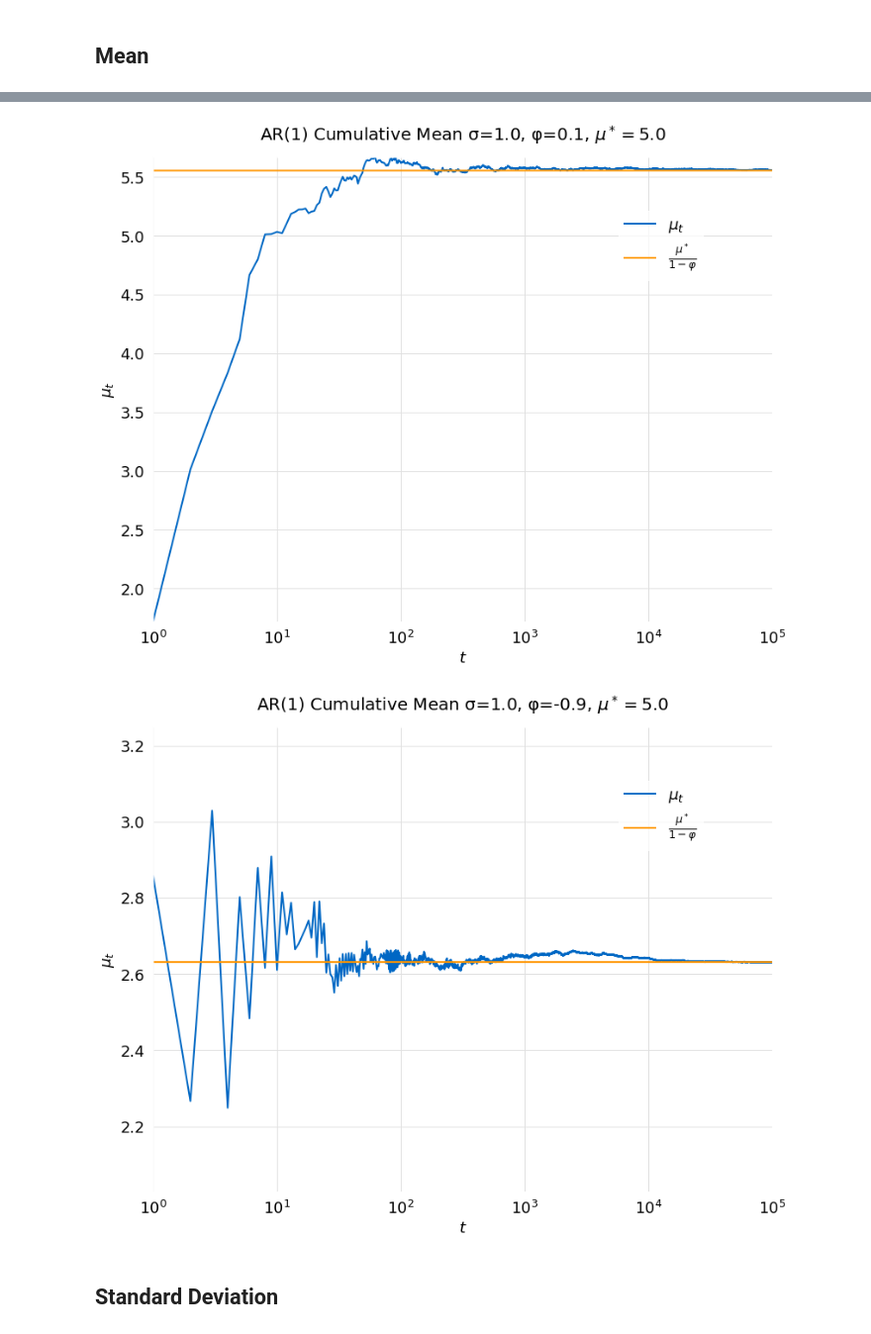
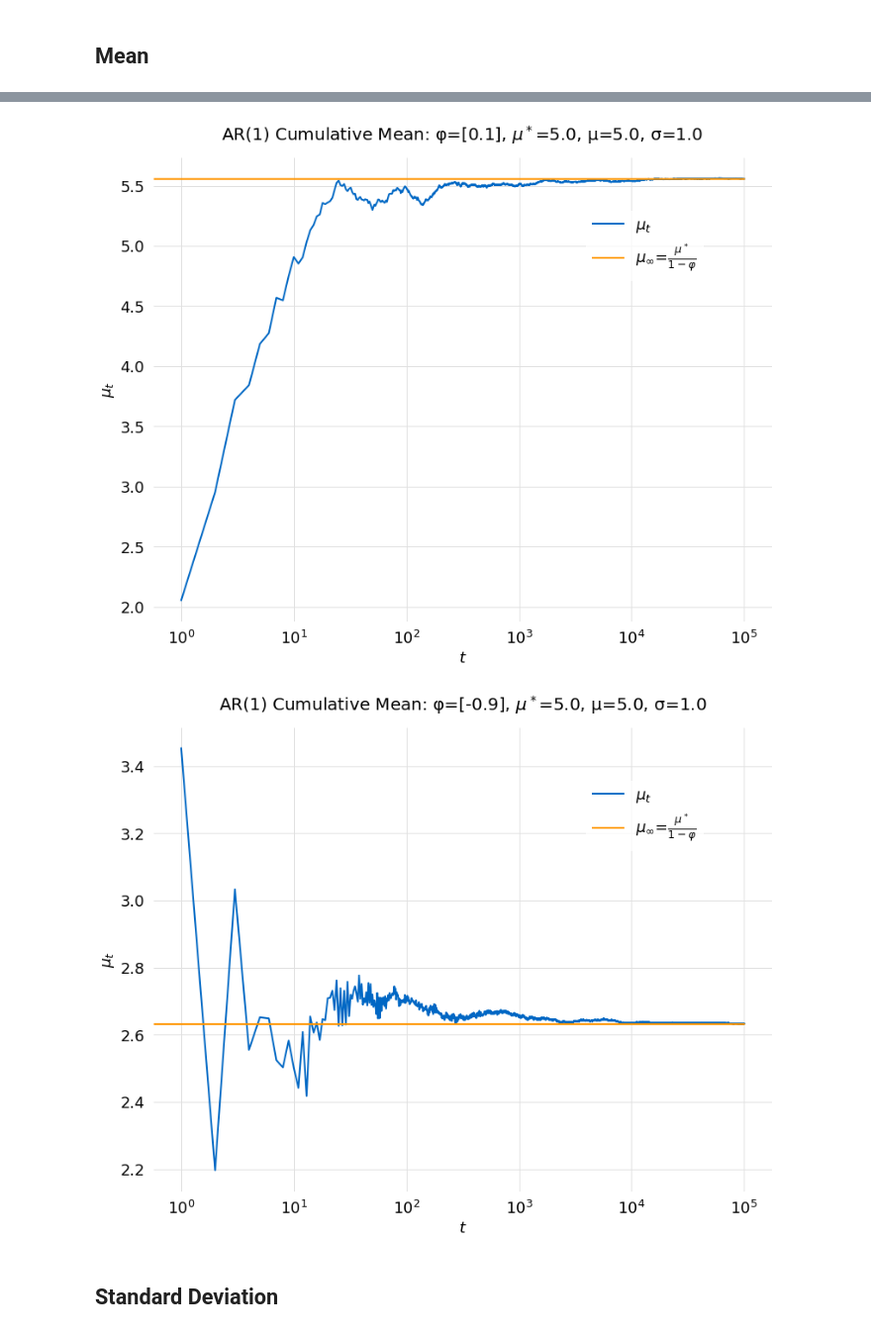
Before and after one commit to glyfish/alef, a Jupyter notebook: notebooks/random_processes/ar1_with_offset.ipynb, the cells around one changed output, grey strips where cells are left out. Shown at 99% size. Cells and saved outputs as stored; diff of their text form; code cells hidden in the pictures.

Commit message:
finished ar1 and ar1_offset norebooh migration

```diff
--- a/notebooks/random_processes/ar1_with_offset.ipynb
+++ b/notebooks/random_processes/ar1_with_offset.ipynb
@@ -56,25 +55,27 @@ pyplot.style.use(config.glyfish_style)
 σ = 1.0
 nsample = 1000
 
-def cumu_mean_plot(φ, σ, μ, nsample, title):
-    ar = DataSource.create_source_type(SourceType.AR_OFFSET, φ=[φ], μ=μ, σ=σ, xmax=nsample)
-    data = DataFunc.apply_func_type(ar, DataType.CUMU_MEAN)
-    cumulative(data, CumuPlotType.AR1_OFFSET_MEAN, title=title, title_offset=1.025, φ=φ, μ=μ)
+def cumu_mean_plot(φ, σ, μ, nsample):
+    ar = DataSource.create_source_type(SourceType.AR_OFFSET, φ=[φ], σ=σ, μ=μ, xmax=nsample)
+    ar = DataFunc.apply_func_type(ar, DataType.CUMU_MEAN)
+    ar = DataFunc.apply_func_type(ar, DataType.AR1_OFFSET_MEAN, φ=φ, μ=μ)
+    fcurve(ar, FuncPlotType.AR1_CUMU_OFFSET_MEAN, title_offset=1.025)
 
-def cumu_sd_plot(φ, σ, μ, nsample, title):
-    ar = DataSource.create_source_type(SourceType.AR_OFFSET, φ=[φ], μ=μ, σ=σ, xmax=nsample)
-    data = DataFunc.apply_func_type(ar, DataType.CUMU_SD)
-    cumulative(data, CumuPlotType.AR1_OFFSET_SD, title=title, title_offset=1.025, φ=φ, σ=σ)
+def cumu_sd_plot(φ, σ, μ, nsample):
+    ar = DataSource.create_source_type(SourceType.AR_OFFSET, φ=[φ], σ=σ, μ=μ, xmax=nsample)
+    ar = DataFunc.apply_func_type(ar, DataType.CUMU_SD)
+    ar = DataFunc.apply_func_type(ar, DataType.AR1_OFFSET_SD, φ=φ, σ=σ)
+    fcurve(ar, FuncPlotType.AR1_CUMU_OFFSET_SD, title_offset=1.025)
 
 def comparison_plot_μ(μ_vals, ylim, title, *params):
     labels = [r"$μ^*=$" + f"{val}" for val in μ_vals]
     scan = DataSource.create_parameter_scan(SourceType.AR_OFFSET, *params)
-    stack(scan, ylim=ylim, title=title, labels=labels, plot_type=DataPlotType.TIME_SERIES)
+    stack(scan, ylim=ylim, title=title, labels=labels, data_type=DataType.TIME_SERIES)
 
 def comparison_plot_φ(φ_vals, ylim, title, *params):
     labels = [f"φ={val}" for val in φ_vals]
     scan = DataSource.create_parameter_scan(SourceType.AR_OFFSET, *params)
-    stack(scan, ylim=ylim, title=title, labels=labels, plot_type=DataPlotType.TIME_SERIES)
+    stack(scan, ylim=ylim, title=title, labels=labels, data_type=DataType.TIME_SERIES)
 # %% [markdown]
 ## Simulation $\varphi$ Scan
 # %%
@@ -132,18 +131,16 @@ cumu_mean_plot(φ, σ, μ, nsample, title)
 φ = 0.1
 μ = 5.0
 nsample = 100000
-title = f"AR(1) Cumulative Mean σ={σ}, φ={φ}, " + r"$\mu^*=$" + f"{μ}"
-cumu_mean_plot(φ, σ, μ, nsample, title)
+cumu_mean_plot(φ, σ, μ, nsample)
 # %% [output]
-[figure, old version]
+[figure, new version]
 # %%
 φ = -0.9
 μ = 5.0
 nsample = 100000
-title = f"AR(1) Cumulative Mean σ={σ}, φ={φ}, " + r"$\mu^*=$" + f"{μ}"
-cumu_mean_plot(φ, σ, μ, nsample, title)
+cumu_mean_plot(φ, σ, μ, nsample)
 # %% [output]
-[figure, old version]
+[figure, new version]
 # %% [markdown]
 ## Standard Deviation
 # %%
```
Also changed, not shown: parts of 19 cells of this notebook, 10 other files.
